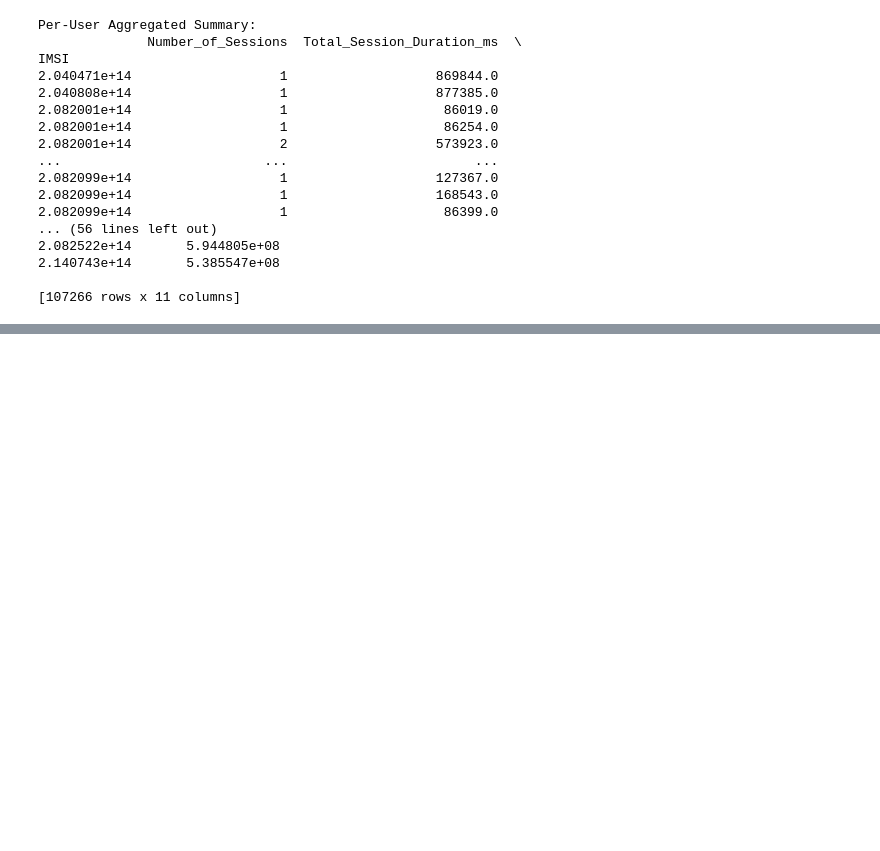
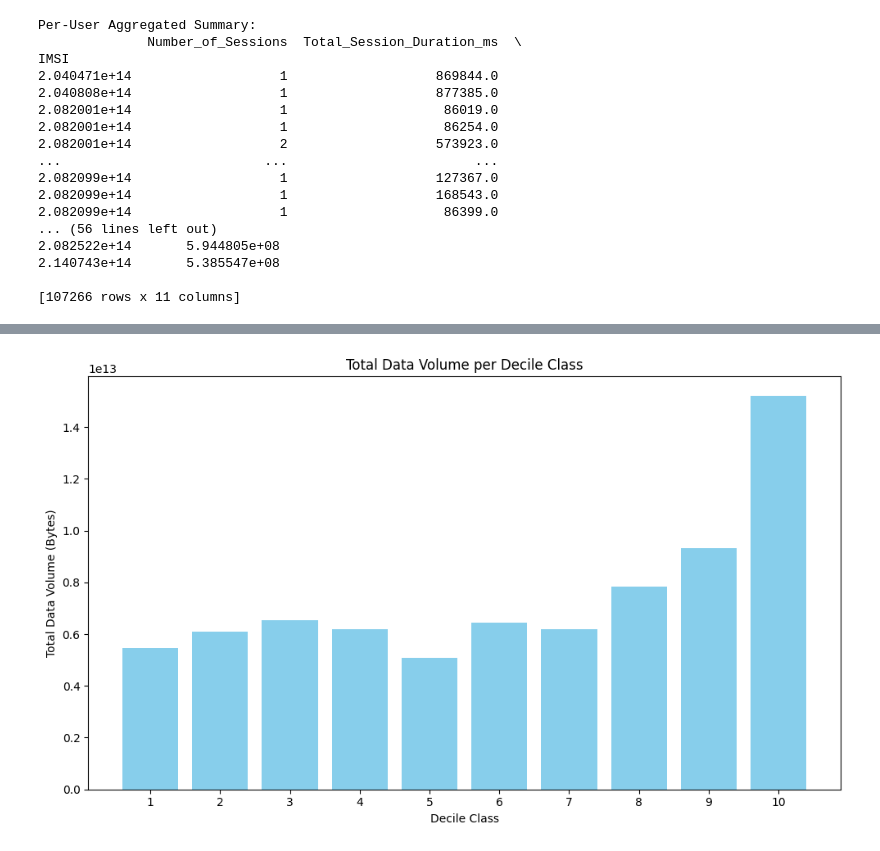
Before and after one commit to hasankere/Week2_DataScience_Project, a Jupyter notebook: notebooks/User_Overview_data_analysis.ipynb, the cells around one changed output, grey strips where cells are left out. Drawn from its saved outputs; the diff is of its cells as text; code cells hidden in the pictures; blank space fills up the shorter version.

```diff
--- a/notebooks/User_Overview_data_analysis.ipynb
+++ b/notebooks/User_Overview_data_analysis.ipynb
@@ -342,3 +344,27 @@ IMSI
 2.140743e+14       5.385547e+08
 
 [107266 rows x 11 columns]
+# %%
+#Variable Transformations segment Users into Decile Classes Based on Total Session Duration
+# Calculate total session duration per user
+data['Total_DL_UL'] = data['Total DL (Bytes)'] + data['Total UL (Bytes)']  # Total data volume
+user_summary = data.groupby('IMSI').agg({
+    'Dur. (ms)': 'sum',         # Total session duration
+    'Total_DL_UL': 'sum'        # Total data volume
+}).rename(columns={'Dur. (ms)': 'Total_Duration_ms', 'Total_DL_UL': 'Total_Data_Volume'})
+
+# Add decile classes based on total session duration
+user_summary['Decile'] = pd.qcut(user_summary['Total_Duration_ms'], 10, labels=False) + 1
+
+# Calculate total data volume per decile class
+decile_summary = user_summary.groupby('Decile').agg({
+    'Total_Duration_ms': 'sum',
+    'Total_Data_Volume': 'sum'
+}).reset_index()
+
+# Display decile summary
+print("Decile Summary:")
+print(decile_summary)
+
+# Save decile summary to CSV for reporting
+decile_summary.to_csv("decile_summary.csv", index=False)
@@ -344,0 +384,13 @@ IMSI
+# %%
+
+# Plot total data volume per decile
+plt.figure(figsize=(10, 6))
+plt.bar(decile_summary['Decile'], decile_summary['Total_Data_Volume'], color='skyblue')
+plt.title("Total Data Volume per Decile Class")
+plt.xlabel("Decile Class")
+plt.ylabel("Total Data Volume (Bytes)")
+plt.xticks(decile_summary['Decile'])
+plt.tight_layout()
+plt.show()
+# %% [output]
+[figure, added]
```
Also changed, not shown: parts of 9 cells of this notebook.
